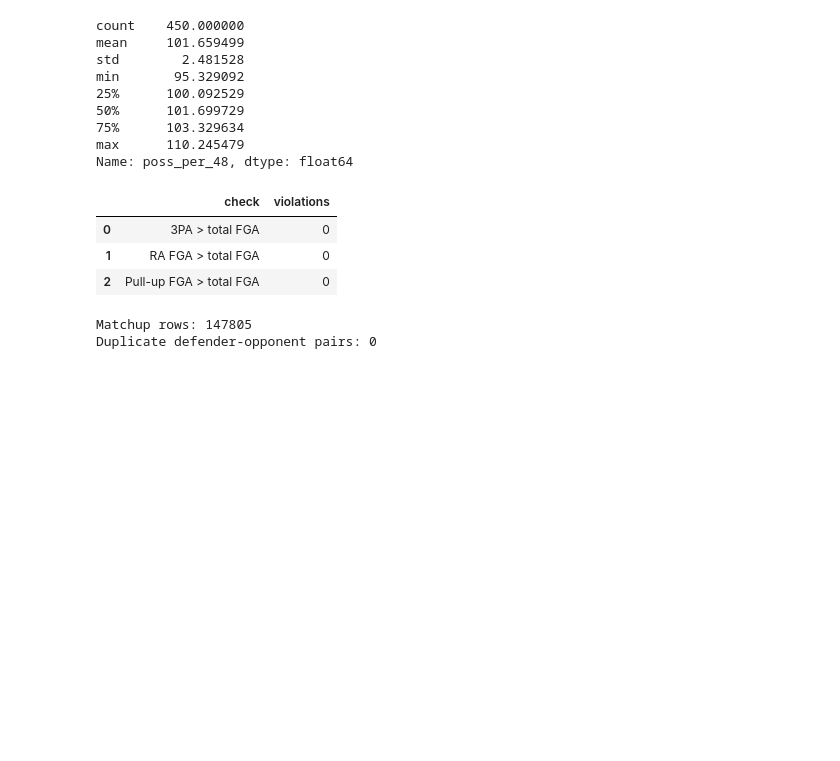
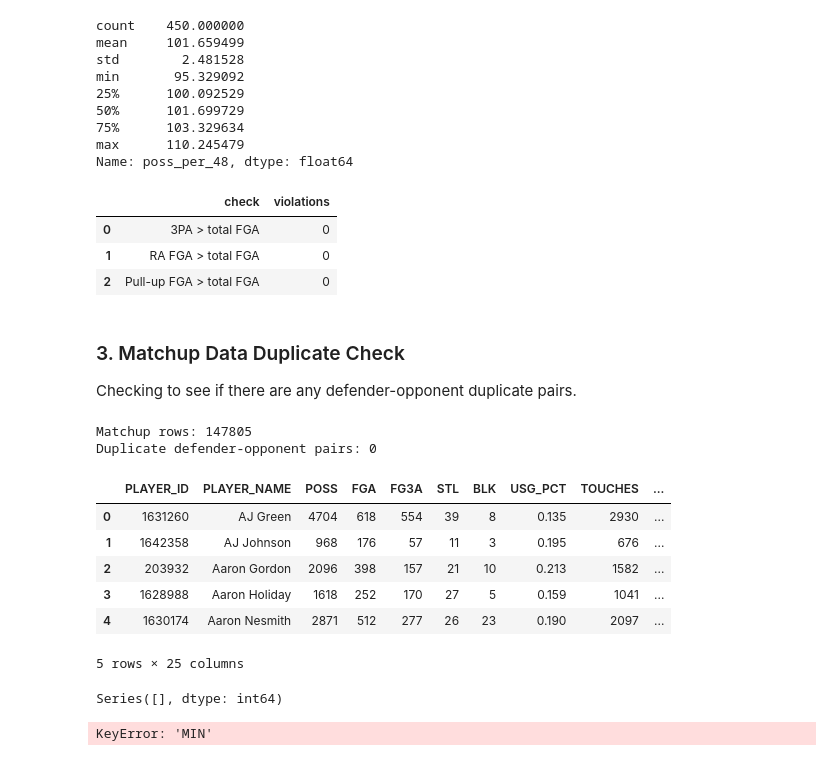
Before and after one commit to alex-abrego/nba-player-archetype-analysis, a Jupyter notebook: notebooks/02_feature_engineering.ipynb, the cells around one changed output. Drawn from its saved outputs; the diff is of its cells as text; code cells hidden in the pictures; blank space fills up the shorter version.

Commit message:
fix: debug candidate feature sql joins

```diff
--- a/notebooks/02_feature_engineering.ipynb
+++ b/notebooks/02_feature_engineering.ipynb
@@ -242,6 +253,10 @@ display(
 | 0 | 3PA > total FGA | 0 |
 | 1 | RA FGA > total FGA | 0 |
 | 2 | Pull-up FGA > total FGA | 0 |
+# %% [markdown]
+### 3. Matchup Data Duplicate Check
+
+Checking to see if there are any defender-opponent duplicate pairs.
 # %%
 matchups = datasets["matchup_stats"]
 
@@ -256,3 +271,68 @@ print(
 # %% [output]
 Matchup rows: 147805
 Duplicate defender-opponent pairs: 0
+# %%
+source_names = [
+    "base_stats",
+    "advanced_stats",
+    "possessions_stats",
+    "passing_stats",
+    "drives_stats",
+    "shot_locations",
+    "pullupshot_stats",
+    "scoring_stats",
+    "catchshoot_stats",
+    "painttouch_stats",
+    "posttouch_stats",
+    "hustle_stats",
+    "rebounding_stats",
+]
+
+source_paths = {name: RAW_DATA_DIR / f"{name}.parquet" for name in source_names}
+
+source_paths["eligible_players"] = (INTERIM_DATA_DIR / "eligible_players.parquet")
+
+missing_files = [
+    name for name, path in source_paths.items()
+    if not path.exists()
+]
+
+if missing_files:
+    raise FileNotFoundError(f"Missing Parquet files: {missing_files}")
+
+sql_query = (SQL_DIR / "02_style_features.sql").read_text()
+
+with duckdb.connect() as con:
+    for view_name, file_path in source_paths.items():
+        con.execute(f"""
+            CREATE OR REPLACE VIEW {view_name} AS
+            SELECT *
+            FROM read_parquet('{file_path.as_posix()}')
+        """)
+    style_features = con.execute(sql_query).df()
+
+display(style_features.head())
+# %% [output]
+|  | PLAYER_ID | PLAYER_NAME | POSS | FGA | FG3A | STL | BLK | USG_PCT | TOUCHES | ... |
+| 0 | 1631260 | AJ Green | 4704 | 618 | 554 | 39 | 8 | 0.135 | 2930 | ... |
+| 1 | 1642358 | AJ Johnson | 968 | 176 | 57 | 11 | 3 | 0.195 | 676 | ... |
+| 2 | 203932 | Aaron Gordon | 2096 | 398 | 157 | 21 | 10 | 0.213 | 1582 | ... |
+| 3 | 1628988 | Aaron Holiday | 1618 | 252 | 170 | 27 | 5 | 0.159 | 1041 | ... |
+| 4 | 1630174 | Aaron Nesmith | 2871 | 512 | 277 | 26 | 23 | 0.190 | 2097 | ... |
+5 rows × 25 columns
+# %%
+missing_report = (
+    style_features
+    .isna()
+    .sum()
+    .sort_values(ascending=False)
+)
+
+display(
+    missing_report[missing_report > 0]
+)
+
+validate_candidate_features(style_features, eligible_players)
+# %% [output]
+Series([], dtype: int64)
+KeyError: 'MIN'
```
Also changed, not shown: parts of 3 cells of this notebook, 3 other files.
